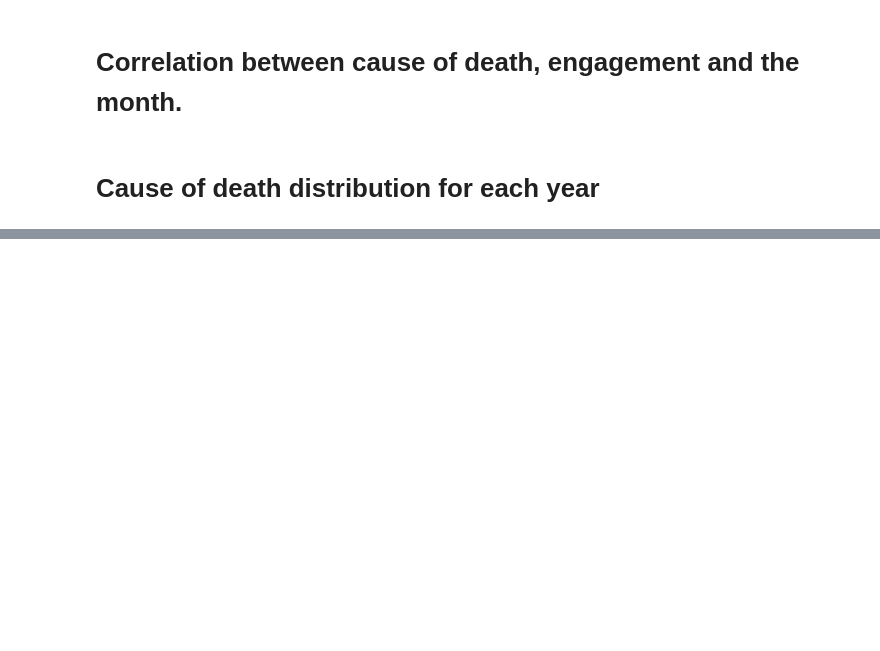
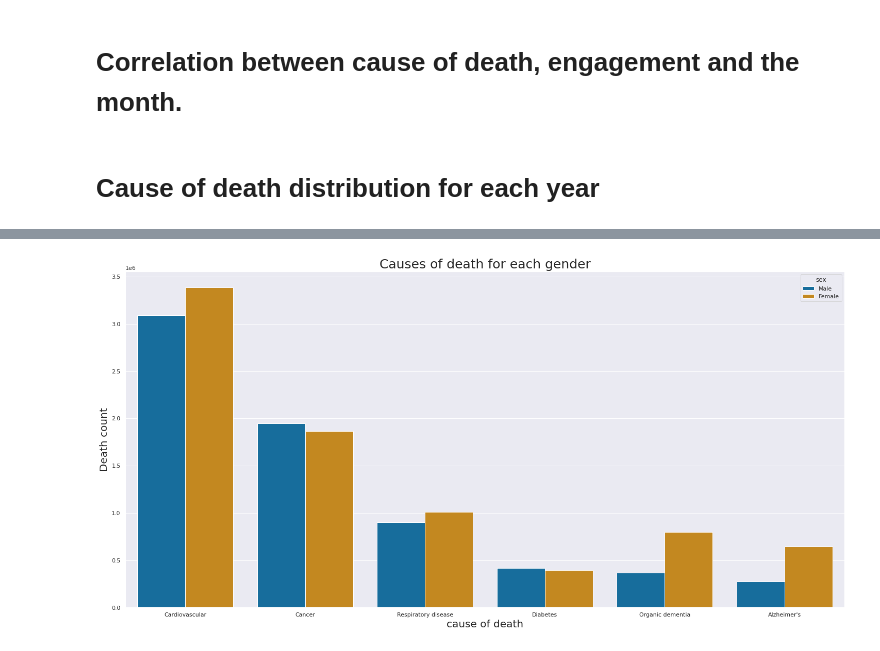
Before and after one commit to AhmedSalah339/Death-Big-data-Analytics, a Jupyter notebook: main.ipynb, the cells around one changed output, grey strips where cells are left out. Saved outputs shown, nothing was run; the diff lists cells and outputs as text; code cells hidden in the pictures; blank space fills up the shorter version.

```diff
--- a/main.ipynb
+++ b/main.ipynb
@@ -139,0 +923,36 @@ for year in years:
+# %%
+dfs = [df.set_index('sex') for df in dfs]
+dfg=pd.concat(dfs, axis=0).reset_index()
+
+plt.figure(figsize=(25, 12))
+
+sns.barplot(x = "cause_recode", y = "count", hue = "sex", ci = "sd", palette='colorblind',capsize = 0.5, data = dfg)
+
+# # Iterrating over the bars one-by-one
+# for bar in plots.patches:
+
+#   # Using Matplotlib's annotate function and
+#   # passing the coordinates where the annotation shall be done
+#   # x-coordinate: bar.get_x() + bar.get_width() / 2
+#   # y-coordinate: bar.get_height()
+#   # free space to be left to make graph pleasing: (0, 8)
+#   # ha and va stand for the horizontal and vertical alignment
+#   plots.annotate(format(bar.get_height(), '.0f'),
+#                   (bar.get_x() + bar.get_width() / 2,
+#                     bar.get_height()), ha='center', va='center',
+#                   size=15, xytext=(0, 8),
+#                   textcoords='offset points')
+
+# Setting the label for x-axis
+plt.xlabel("cause of death", size=20)
+
+# Setting the label for y-axis
+plt.ylabel("Death count", size=20)
+
+# Setting the title for the graph
+plt.title("Causes of death for each gender",size=25)
+
+# Fianlly showing the plot
+plt.show()
+# %% [output]
+[figure, added]
```
Also changed, not shown: parts of 42 cells of this notebook.
